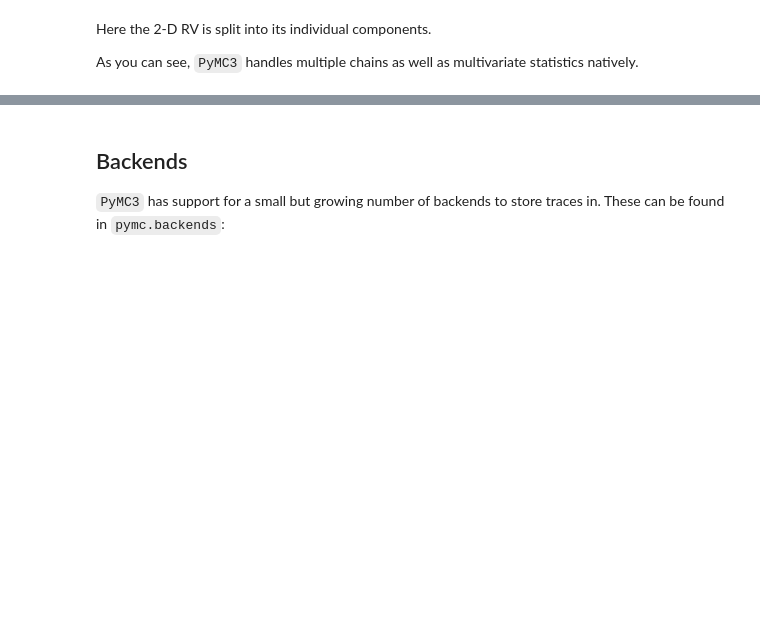
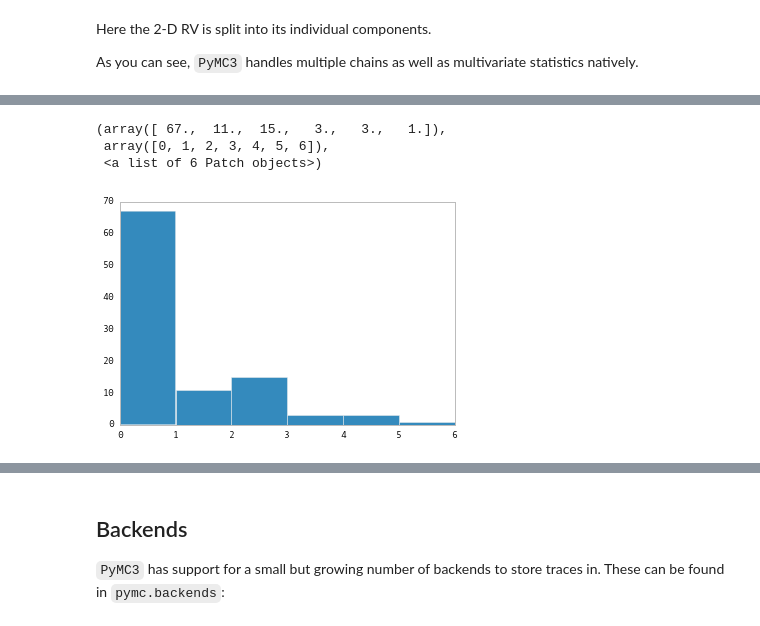
Before and after one commit to se7enstar25/pymc, a Jupyter notebook: docs/notebooks/getting_started.ipynb, the cells around one changed output, grey strips where cells are left out. Cells and saved outputs as stored; diff of their text form; code cells hidden in the pictures; blank space fills up the shorter version.

```diff
--- a/docs/notebooks/getting_started.ipynb
+++ b/docs/notebooks/getting_started.ipynb
@@ -283,0 +394,13 @@ As you can see, `PyMC3` handles multiple chains as well as multivariate statisti
+# %%
+y = np.array([0, 2, 1, 0, 4, 2, 0, 0, 0, 0, 0, 0, 0, 0, 0, 0, 0, 6, 0, 0, 0, 2, 1,
+       2, 0, 0, 0, 1, 0, 0, 0, 4, 2, 0, 0, 0, 1, 0, 2, 4, 0, 0, 1, 0, 0, 0,
+       0, 0, 2, 0, 2, 0, 0, 0, 0, 0, 1, 0, 0, 0, 0, 0, 0, 0, 0, 2, 1, 0, 0,
+       0, 0, 3, 0, 2, 0, 1, 2, 2, 2, 2, 3, 0, 0, 0, 0, 1, 0, 3, 1, 0, 0, 0,
+       0, 0, 2, 0, 0, 1, 0, 0])
+
+pl.hist(y, bins=range(7))
+# %% [output]
+(array([ 67.,  11.,  15.,   3.,   3.,   1.]),
+ array([0, 1, 2, 3, 4, 5, 6]),
+ <a list of 6 Patch objects>)
+[figure, added]
```
Also changed, not shown: parts of 100 cells of this notebook.
